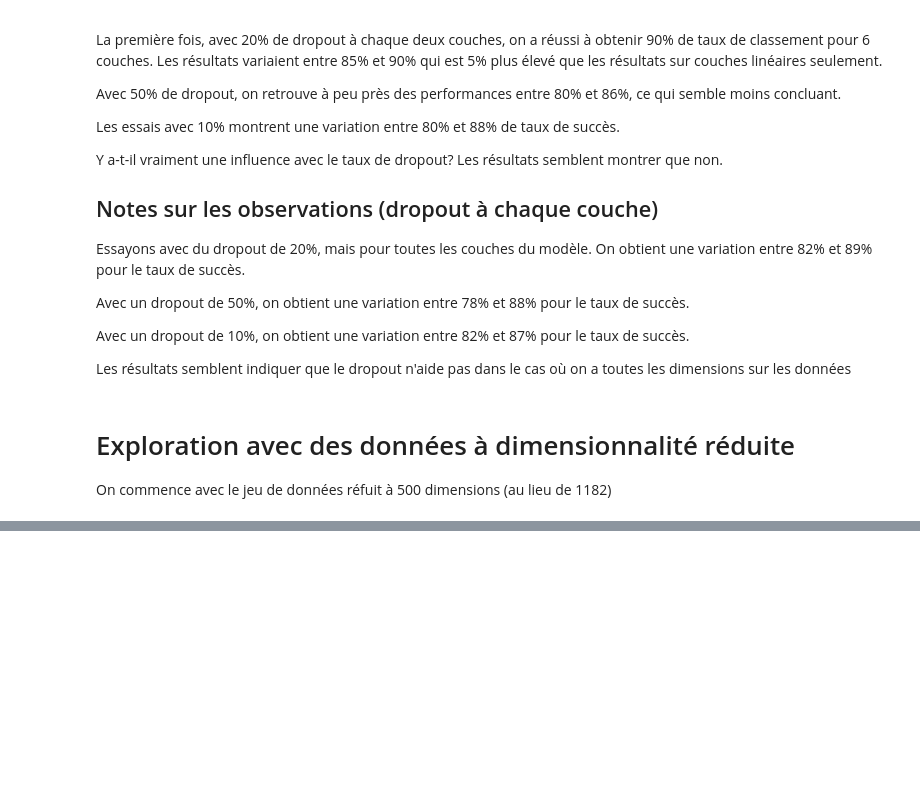
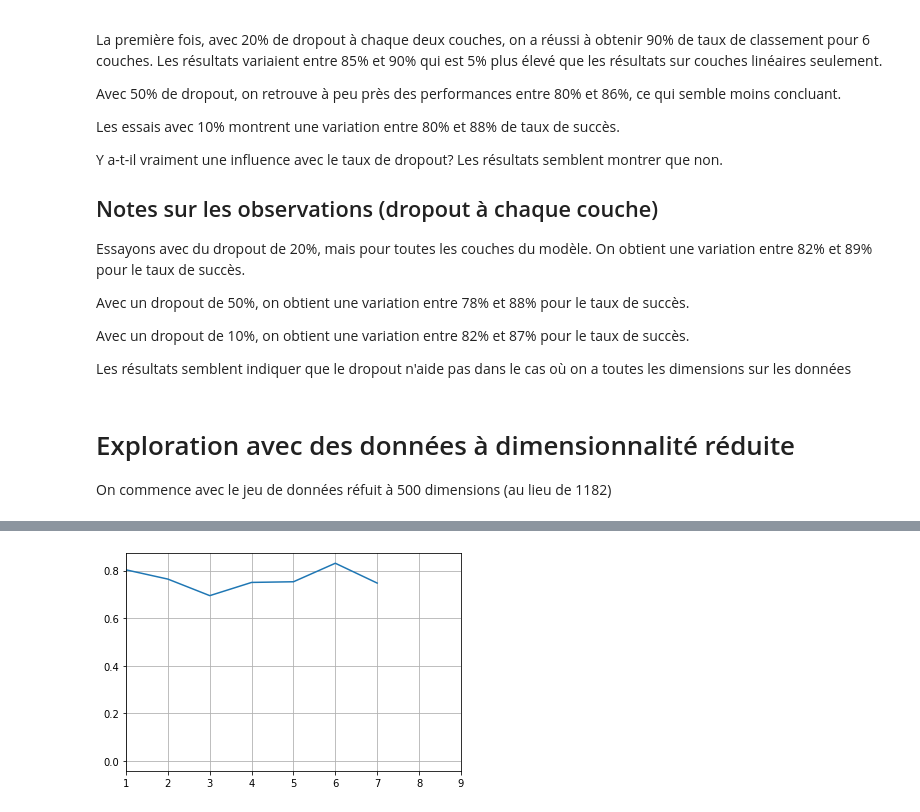
Before and after one commit to benjaminMatteJean/Projet4101, a Jupyter notebook: Deep_learning_for_classification_dropout.ipynb, the cells around one changed output, grey strips where cells are left out. Cells and saved outputs as stored; diff of their text form; code cells hidden in the pictures; blank space fills up the shorter version.

```diff
--- a/Deep_learning_for_classification_dropout.ipynb
+++ b/Deep_learning_for_classification_dropout.ipynb
@@ -292,0 +292,4 @@ Drop ratio 0.1
+# %%
+plot_results([0, 0.8027777777777778, 0.7638888888888888, 0.6944444444444444, 0.75, 0.7527777777777778, 0.8305555555555556, 0.7472222222222222])
+# %% [output]
+[figure, added]
```
Also changed, not shown: parts of 14 cells of this notebook.
